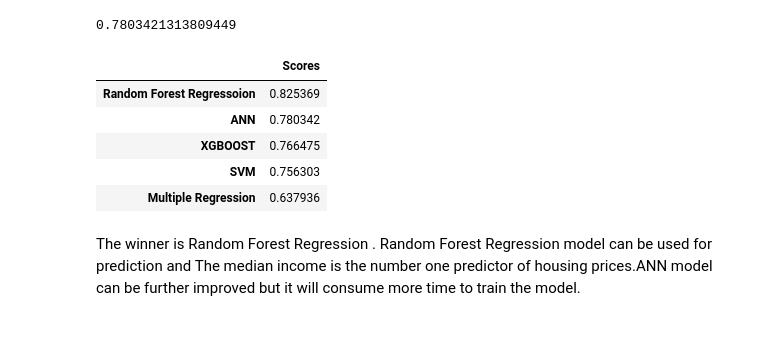
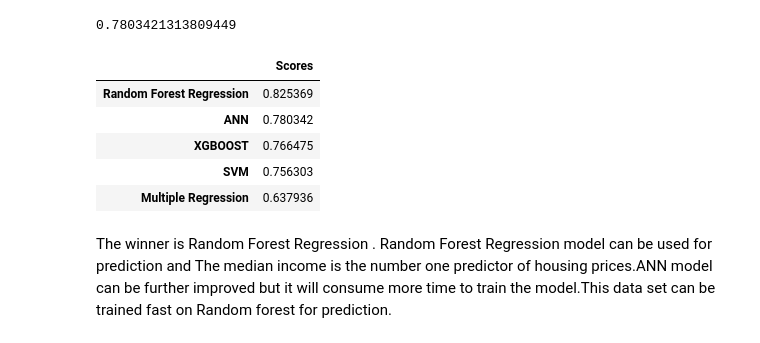
Before and after one commit to krishnaaxo/California-Housing-Price-Prediction, a Jupyter notebook: California_Housing_Price_Prediction.ipynb, the cells around one changed output. Saved outputs shown, nothing was run; the diff lists cells and outputs as text; code cells hidden in the pictures.

```diff
--- a/California_Housing_Price_Prediction.ipynb
+++ b/California_Housing_Price_Prediction.ipynb
@@ -501,14 +501,14 @@ print(rr5)
 0.7803421313809449
 # %%
 data = [rr1, rr2, rr3, rr4,rr5]
-index = ['SVM', 'Random Forest Regressoion','Multiple Regression','XGBOOST','ANN']
+index = ['SVM', 'Random Forest Regression','Multiple Regression','XGBOOST','ANN']
 pd.DataFrame(data, index=index, columns=['Scores']).sort_values(ascending = False, by=['Scores'])
 # %% [output]
 |  | Scores |
-| Random Forest Regressoion | 0.825369 |
+| Random Forest Regression | 0.825369 |
 | ANN | 0.780342 |
 | XGBOOST | 0.766475 |
 | SVM | 0.756303 |
 | Multiple Regression | 0.637936 |
 # %% [markdown]
-The winner is Random Forest Regression . Random Forest Regression model can be used for prediction and The median income is the number one predictor of housing prices.ANN model can be further improved but it will consume more time to train the model.
+The winner is Random Forest Regression . Random Forest Regression model can be used for prediction and The median income is the number one predictor of housing prices.ANN model can be further improved but it will consume more time to train the model.This data set can be trained fast on Random forest for prediction.
```
Also changed, not shown: parts of 1 cell of this notebook.
